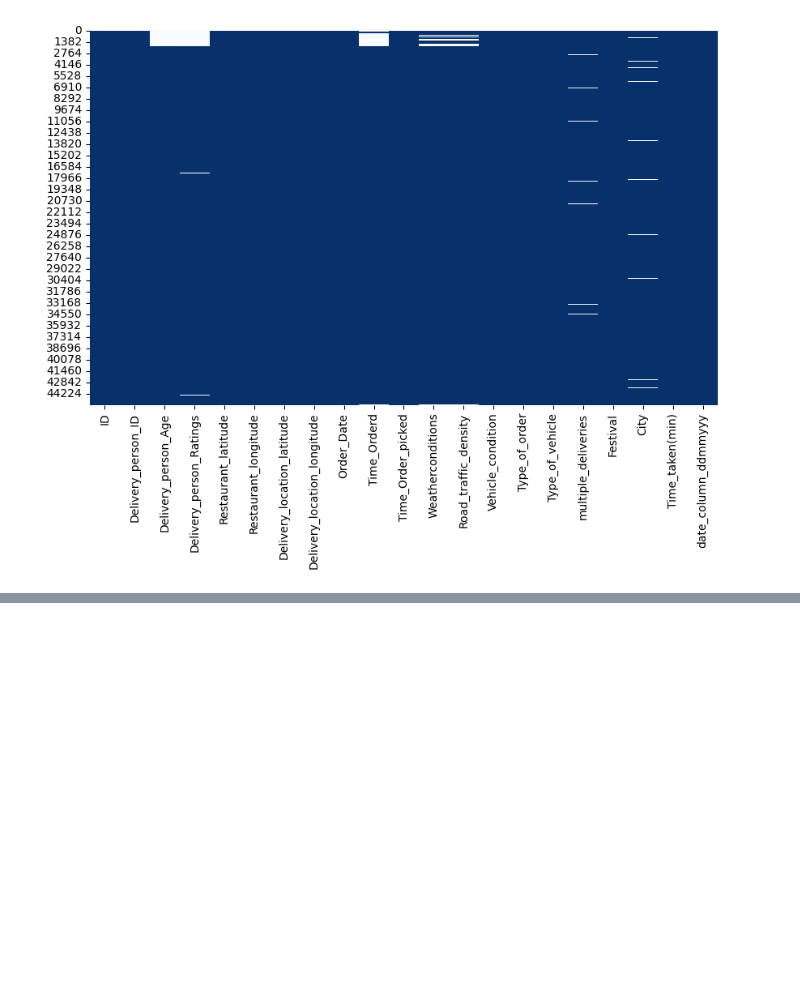
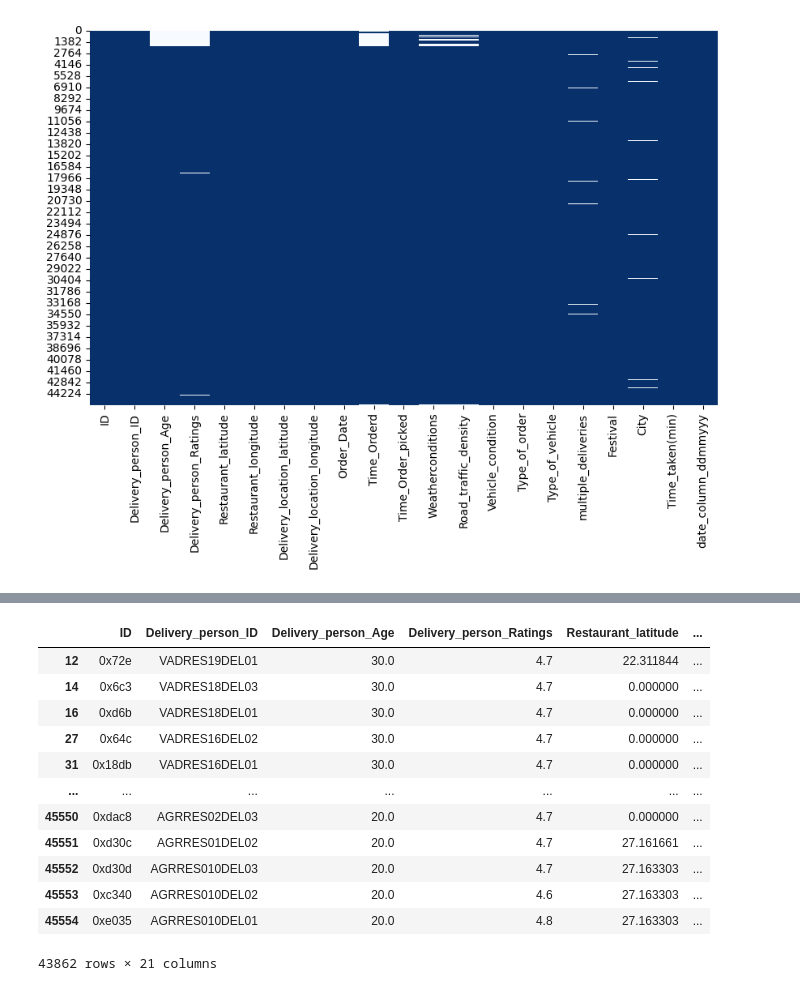
Before and after one commit to hy103/Est_food_delivery_time, a Jupyter notebook: notebooks/data_loading.ipynb, the cells around one changed output, grey strips where cells are left out. Saved outputs shown, nothing was run; the diff lists cells and outputs as text; code cells hidden in the pictures; blank space fills up the shorter version.

```diff
--- a/notebooks/data_loading.ipynb
+++ b/notebooks/data_loading.ipynb
@@ -442,0 +405,7 @@ MissingValues
+# %%
+#Fill Delivery_person_Ratings with the median ratings
+df["Delivery_person_Ratings"] = df["Delivery_person_Ratings"].fillna(df["Delivery_person_Ratings"].median())
+# %%
+#Fill Delivery_person_Age with the most repeating time
+most_frequent_del = df["multiple_deliveries"].mode()[0]
+df["multiple_deliveries"] = df["multiple_deliveries"].fillna(most_frequent_del)
@@ -442,0 +447,9 @@ MissingValues
+# %%
+# Update the "Festival" column only for values that are not 'No ' or 'Yes '
+df.loc[(df["Festival"] != 'No ') & (df["Festival"] != 'Yes '), "Festival"] = df.loc[
+    (df["Festival"] != 'No ') & (df["Festival"] != 'Yes '), "Order_Date"
+].apply(lambda x: is_public_holiday(convert_to_date(x)))
+# %%
+## Replacing NA with most frequent Catgory of city
+most_frequent_city_category = df["City"].mode()[0]
+df["City"] = df["City"].fillna(most_frequent_city_category)
@@ -442,0 +476,16 @@ MissingValues
+# %%
+df
+# %% [output]
+|  | ID | Delivery_person_ID | Delivery_person_Age | Delivery_person_Ratings | Restaurant_latitude | ... |
+| 12 | 0x72e | VADRES19DEL01 | 30.0 | 4.7 | 22.311844 | ... |
+| 14 | 0x6c3 | VADRES18DEL03 | 30.0 | 4.7 | 0.000000 | ... |
+| 16 | 0xd6b | VADRES18DEL01 | 30.0 | 4.7 | 0.000000 | ... |
+| 27 | 0x64c | VADRES16DEL02 | 30.0 | 4.7 | 0.000000 | ... |
+| 31 | 0x18db | VADRES16DEL01 | 30.0 | 4.7 | 0.000000 | ... |
+| ... | ... | ... | ... | ... | ... | ... |
+| 45550 | 0xdac8 | AGRRES02DEL03 | 20.0 | 4.7 | 0.000000 | ... |
+| 45551 | 0xd30c | AGRRES01DEL02 | 20.0 | 4.7 | 27.161661 | ... |
+| 45552 | 0xd30d | AGRRES010DEL03 | 20.0 | 4.7 | 27.163303 | ... |
+| 45553 | 0xc340 | AGRRES010DEL02 | 20.0 | 4.6 | 27.163303 | ... |
+| 45554 | 0xe035 | AGRRES010DEL01 | 20.0 | 4.8 | 27.163303 | ... |
+43862 rows × 21 columns
```
Also changed, not shown: parts of 13 cells of this notebook, 1 other file.
